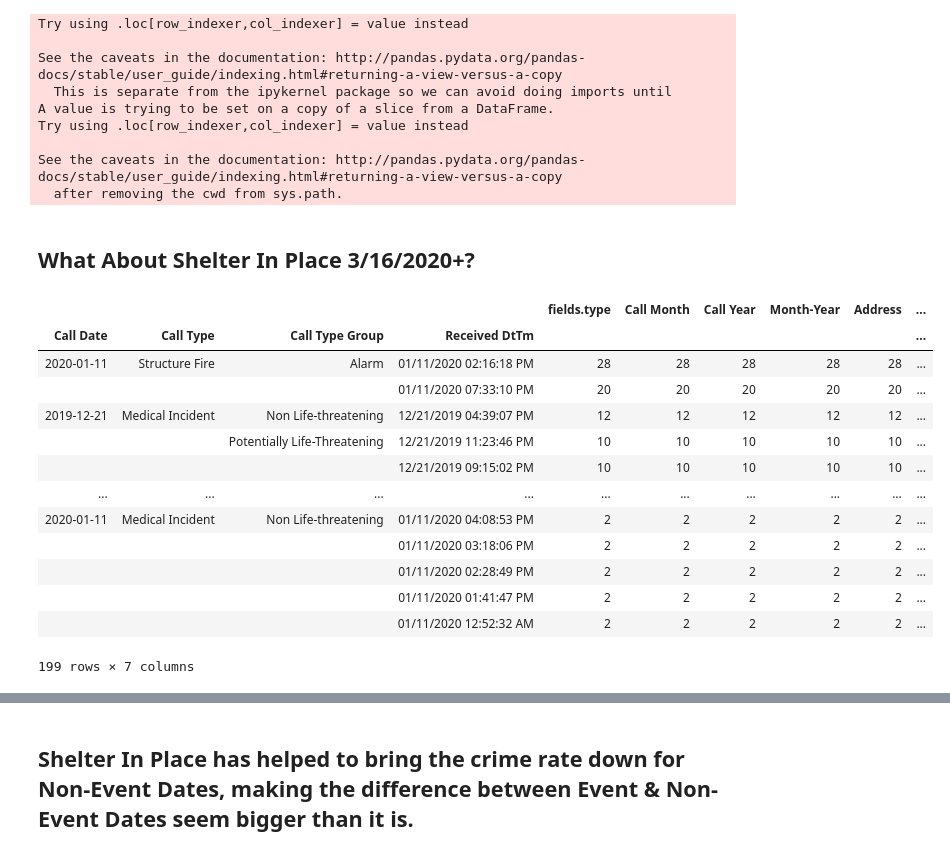
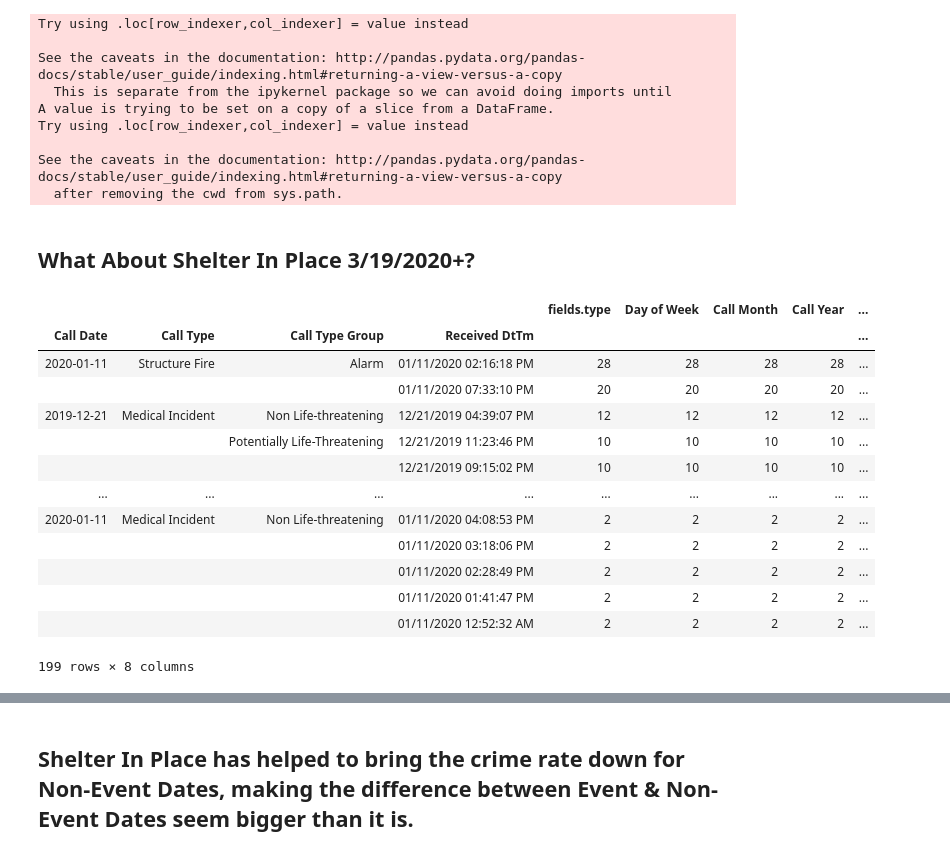
Before and after one commit to sherryduong93/chasestadiumimpact, a Jupyter notebook: Fire_Department_EDA.ipynb, the cells around one changed output, grey strips where cells are left out. Saved outputs shown, nothing was run; the diff lists cells and outputs as text; code cells hidden in the pictures.

```diff
--- a/Fire_Department_EDA.ipynb
+++ b/Fire_Department_EDA.ipynb
@@ -157,7 +157,7 @@ dtypes: datetime64[ns](1), float64(2), int64(2), object(5)
 memory usage: 80.3+ MB
 # %%
 # fire_calls.to_csv('mbdp_normalized_fire_calls2.csv')
-mbdp_fire = pd.read_csv('mbdp_normalized_fire_calls2.csv')
+# mbdp_fire = pd.read_csv('mbdp_normalized_fire_calls2.csv')
 # %%
 mbdplt2019 = mbdp_fire[mbdp_fire['Call Year']<2020]
 mbdplt2019.head()
@@ -627,31 +630,31 @@ Try using .loc[row_indexer,col_indexer] = value instead
 See the caveats in the documentation: http://pandas.pydata.org/pandas-docs/stable/user_guide/indexing.html#returning-a-view-versus-a-copy
   after removing the cwd from sys.path.
 # %% [markdown]
-## What About Shelter In Place 3/16/2020+?
+## What About Shelter In Place 3/19/2020+?
 # %%
-date_range = pd.date_range(start='2019-09-01', end='2020-03-16')
+date_range = pd.date_range(start='2019-09-01', end='2020-03-19')
 mbdp2020 = mbdp_fire[(mbdp_fire['Call Date'].isin(date_range))].sort_values('Call Date')
 events2020 = mbdp2020[mbdp2020['Call Date'].isin(event_dates)]
 notevents2020 = mbdp2020[~mbdp2020['Call Date'].isin(event_dates)]
 events2020 = pd.merge(chase_events, events2020, on='Call Date', how='left')
 events2020[events2020['Call Date'].isin(['2019-12-21',
                                          '2020-01-11'])].groupby(['Call Date', 'Call Type','Call Type Group',
                                                                   'Received DtTm']).count().sort_values('Call Month',ascending=False)
 # %% [output]
-|  |  |  |  | fields.type | Call Month | Call Year | Month-Year | Address | ... |
-| Call Date | Call Type | Call Type Group | Received DtTm |  |  |  |  |  | ... |
-| 2020-01-11 | Structure Fire | Alarm | 01/11/2020 02:16:18 PM | 28 | 28 | 28 | 28 | 28 | ... |
-|  |  |  | 01/11/2020 07:33:10 PM | 20 | 20 | 20 | 20 | 20 | ... |
-| 2019-12-21 | Medical Incident | Non Life-threatening | 12/21/2019 04:39:07 PM | 12 | 12 | 12 | 12 | 12 | ... |
-|  |  | Potentially Life-Threatening | 12/21/2019 11:23:46 PM | 10 | 10 | 10 | 10 | 10 | ... |
-|  |  |  | 12/21/2019 09:15:02 PM | 10 | 10 | 10 | 10 | 10 | ... |
-| ... | ... | ... | ... | ... | ... | ... | ... | ... | ... |
-| 2020-01-11 | Medical Incident | Non Life-threatening | 01/11/2020 04:08:53 PM | 2 | 2 | 2 | 2 | 2 | ... |
-|  |  |  | 01/11/2020 03:18:06 PM | 2 | 2 | 2 | 2 | 2 | ... |
-|  |  |  | 01/11/2020 02:28:49 PM | 2 | 2 | 2 | 2 | 2 | ... |
-|  |  |  | 01/11/2020 01:41:47 PM | 2 | 2 | 2 | 2 | 2 | ... |
-|  |  |  | 01/11/2020 12:52:32 AM | 2 | 2 | 2 | 2 | 2 | ... |
+|  |  |  |  | fields.type | Day of Week | Call Month | Call Year | ... |
+| Call Date | Call Type | Call Type Group | Received DtTm |  |  |  |  | ... |
+| 2020-01-11 | Structure Fire | Alarm | 01/11/2020 02:16:18 PM | 28 | 28 | 28 | 28 | ... |
+|  |  |  | 01/11/2020 07:33:10 PM | 20 | 20 | 20 | 20 | ... |
+| 2019-12-21 | Medical Incident | Non Life-threatening | 12/21/2019 04:39:07 PM | 12 | 12 | 12 | 12 | ... |
+|  |  | Potentially Life-Threatening | 12/21/2019 11:23:46 PM | 10 | 10 | 10 | 10 | ... |
+|  |  |  | 12/21/2019 09:15:02 PM | 10 | 10 | 10 | 10 | ... |
+| ... | ... | ... | ... | ... | ... | ... | ... | ... |
+| 2020-01-11 | Medical Incident | Non Life-threatening | 01/11/2020 04:08:53 PM | 2 | 2 | 2 | 2 | ... |
+|  |  |  | 01/11/2020 03:18:06 PM | 2 | 2 | 2 | 2 | ... |
+|  |  |  | 01/11/2020 02:28:49 PM | 2 | 2 | 2 | 2 | ... |
+|  |  |  | 01/11/2020 01:41:47 PM | 2 | 2 | 2 | 2 | ... |
+|  |  |  | 01/11/2020 12:52:32 AM | 2 | 2 | 2 | 2 | ... |
-199 rows × 7 columns
+199 rows × 8 columns
 # %%
 events_group = events2020.groupby(['Call Date','fields.type']).count()['Norm']
 mean_events = events2020['Norm'].count()/len(events2020['Call Date'].unique())
```
Also changed, not shown: parts of 15 cells of this notebook, 5 other files.
